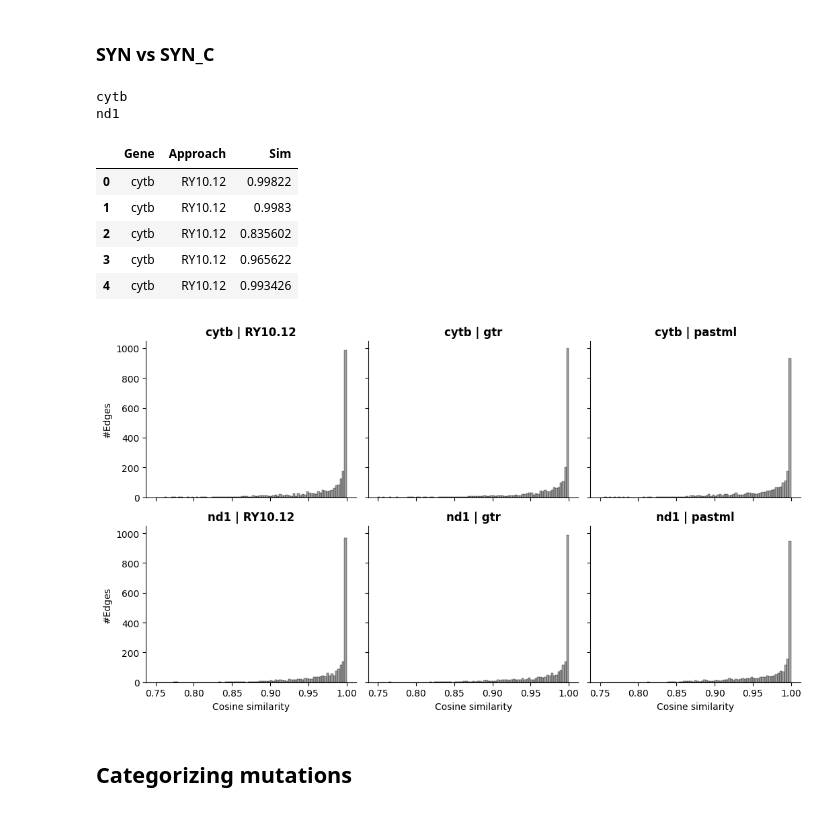
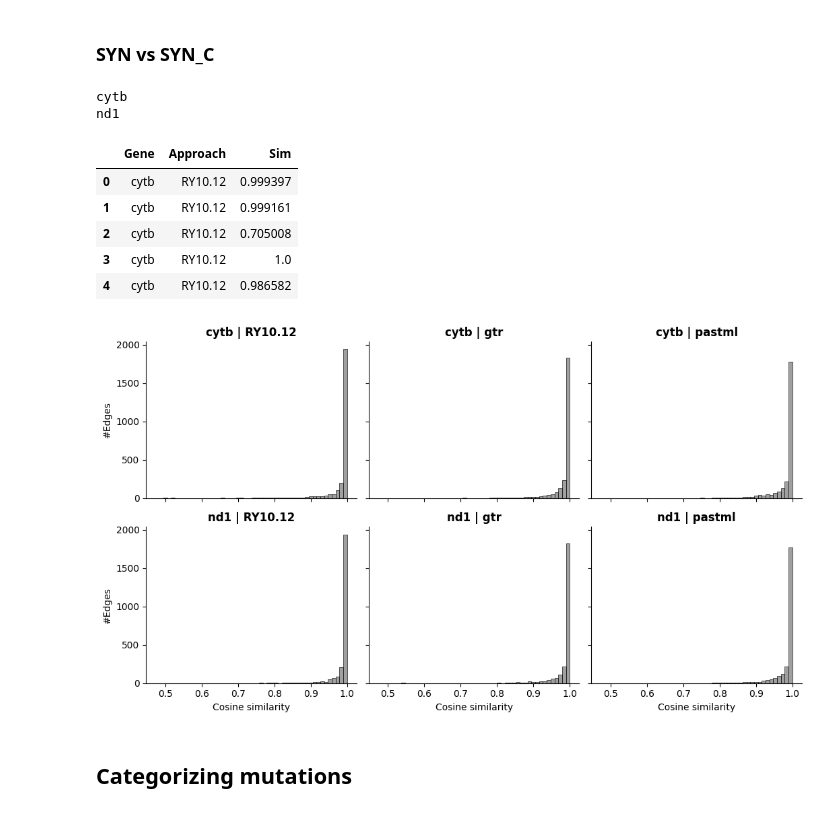
Before and after one commit to mitoclub/nemu-pipeline, a Jupyter notebook: notebooks/mammals_spectra.ipynb, the cells around one changed output. Saved outputs shown, nothing was run; the diff lists cells and outputs as text; code cells hidden in the pictures.

Commit message:
SYN sv SYN_C plot update

```diff
--- a/notebooks/mammals_spectra.ipynb
+++ b/notebooks/mammals_spectra.ipynb
@@ -880,11 +880,8 @@ for gene in  ['cytb', 'nd1']:
 # %% [markdown]
 ### SYN vs SYN_C
 # %%
-# obs_cytb = mut_cytb[(mut_cytb.ProbaFull > pcutoff) & (mut_cytb.Cat > LOW_CAT)]
-# obs_nd1  = mut_nd1[ (mut_nd1.ProbaFull > pcutoff)  & (mut_nd1.Cat > LOW_CAT)]
-
 data = []
-for gene, obs, exp in zip(["cytb", "nd1"], [obs_cytb, obs_nd1], [freqs_cytb_high_rate, freqs_nd1_high_rate]):
+for gene, obs, exp in zip(["cytb", "nd1"], [obs_cytb_filtered, obs_nd1_filtered], [freqs_cytb_filtered, freqs_nd1_filtered]):
     exp_gene_syn   = exp[exp.Label == "syn"].set_index(["Aproach", "Node"])[possible_sbs192]
     exp_gene_syn_c = exp[exp.Label == "syn_c"].set_index(["Aproach", "Node"])[possible_sbs192]
 
@@ -912,24 +909,24 @@ sim_df_mean.head()
 cytb
 nd1
 |  | Gene | Approach | Sim |
-| 0 | cytb | RY10.12 | 0.99822 |
-| 1 | cytb | RY10.12 | 0.9983 |
-| 2 | cytb | RY10.12 | 0.835602 |
-| 3 | cytb | RY10.12 | 0.965622 |
-| 4 | cytb | RY10.12 | 0.993426 |
+| 0 | cytb | RY10.12 | 0.999397 |
+| 1 | cytb | RY10.12 | 0.999161 |
+| 2 | cytb | RY10.12 | 0.705008 |
+| 3 | cytb | RY10.12 | 1.0 |
+| 4 | cytb | RY10.12 | 0.986582 |
 # %%
 g = sns.displot(
     data=sim_df_mean, x="Sim", col="Approach", row="Gene",
-    kind="hist", height=3, aspect=1.3, color="gray",
-    facet_kws=dict(sharex=True, sharey=True), binrange=(0.75, 1.)
+    kind="hist", height=3, aspect=1.3, color="gray", bins=50,
+    facet_kws=dict(sharex=True, sharey=True), #binrange=(0.75, 1.)
 )
 g.set_titles(template="{row_name} | {col_name}", fontweight='bold', size=12)
 g.fig.subplots_adjust(right=.9)  # <-- Add space so the colorbar doesn't overlap the plot
 g.set_axis_labels("Cosine similarity", "#Edges")
-plt.savefig(f"../figures/approaches/cossim_compare/pastml_compare_SYN_vs_SYN_C_pcutoff_{pcutoff}_catcutoff_{LOW_CAT}_mtypes16_mnum20_.pdf")
+plt.savefig(f"../figures/approaches/cossim_compare/pastml_compare_SYN_vs_SYN_C_pcutoff_{pcutoff}_catcutoff_{low_cat}_mtypes16_mnum20_.pdf")
 plt.show()
 # %% [output]
-[figure, old version]
+[figure, new version]
 # %% [markdown]
 ## Categorizing mutations
 # %%
```
Also changed, not shown: 1 other file.
